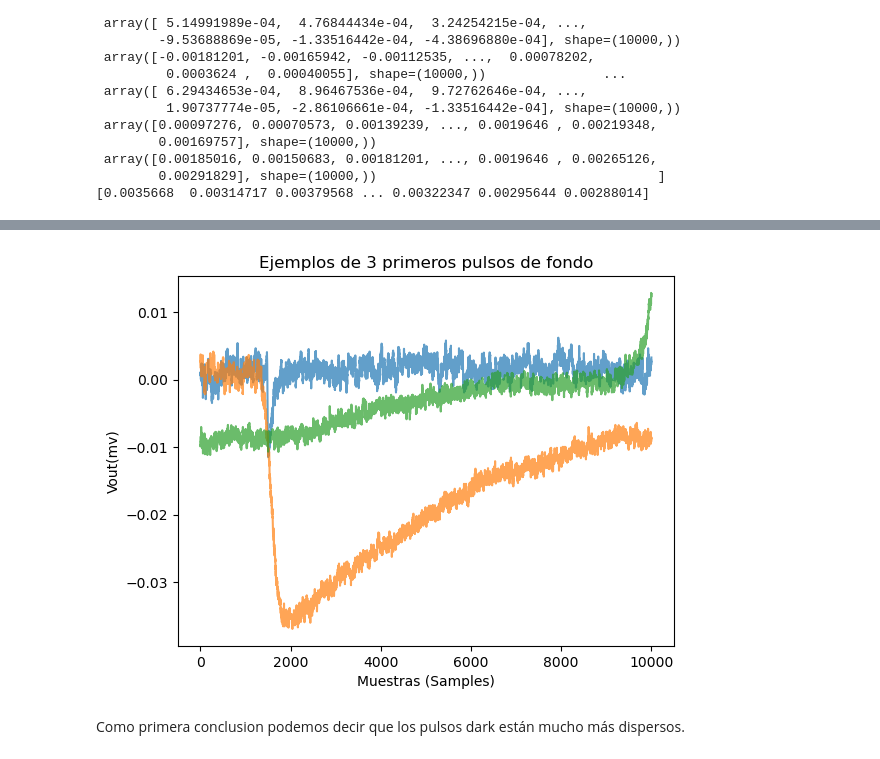
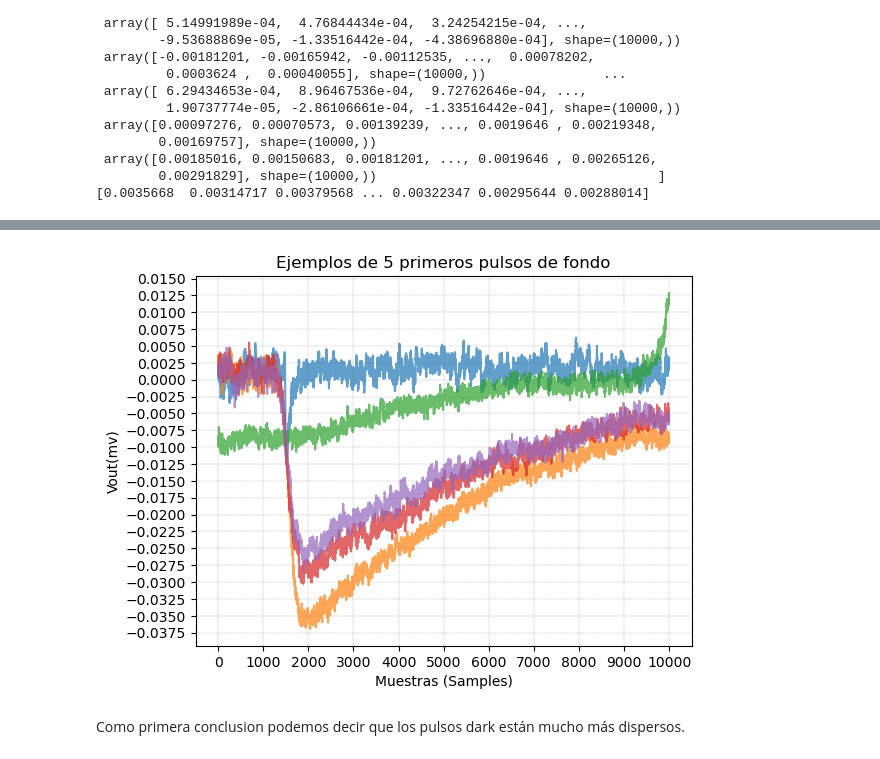
Before and after one commit to JosueCevallos/TFG, a Jupyter notebook: dataset_analysis.ipynb, the cells around one changed output, grey strips where cells are left out. Cells and saved outputs as stored; diff of their text form; code cells hidden in the pictures.

```diff
--- a/dataset_analysis.ipynb
+++ b/dataset_analysis.ipynb
@@ -131,9 +131,9 @@ print(light_pulses[0])
 # %%
 #Dibujamos 3 pulsos
-for i in range(3):
+for i in range(10):
     plt.plot(light_pulses[i], alpha=0.7)
 
-plt.title("Ejemplos de 3 primeros pulsos Light")
+plt.title("Ejemplos de 10 primeros pulsos Light")
 plt.xlabel("Muestras (Samples)")
 plt.ylabel("Vout(mv)")
 plt.grid(color = 'gray', linestyle = '--', linewidth = 0.2)
@@ -146,18 +146,18 @@ plt.show()
 # %%
-#También representamos los 3 primeros pulsos Dark
-for i in range(3):
+#También representamos los 5 primeros pulsos Dark
+for i in range(5):
     plt.plot(dark_pulses[i], alpha=0.7)
 
-plt.title("Ejemplos de 3 primeros pulsos de fondo")
+plt.title("Ejemplos de 5 primeros pulsos de fondo")
 plt.xlabel("Muestras (Samples)")
 plt.ylabel("Vout(mv)")
 plt.grid(color = 'gray', linestyle = '--', linewidth = 0.2)
 ax = plt.gca()
 ax.yaxis.set_major_locator(ticker.MultipleLocator(0.0025))
 ax.xaxis.set_major_locator(ticker.MultipleLocator(1000))
 plt.show()
 # %% [output]
-[figure, old version]
+[figure, new version]
 # %% [markdown]
 Como primera conclusion podemos decir que los pulsos dark están mucho más dispersos.
 # %% [markdown]
```
Also changed, not shown: parts of 5 cells of this notebook.
